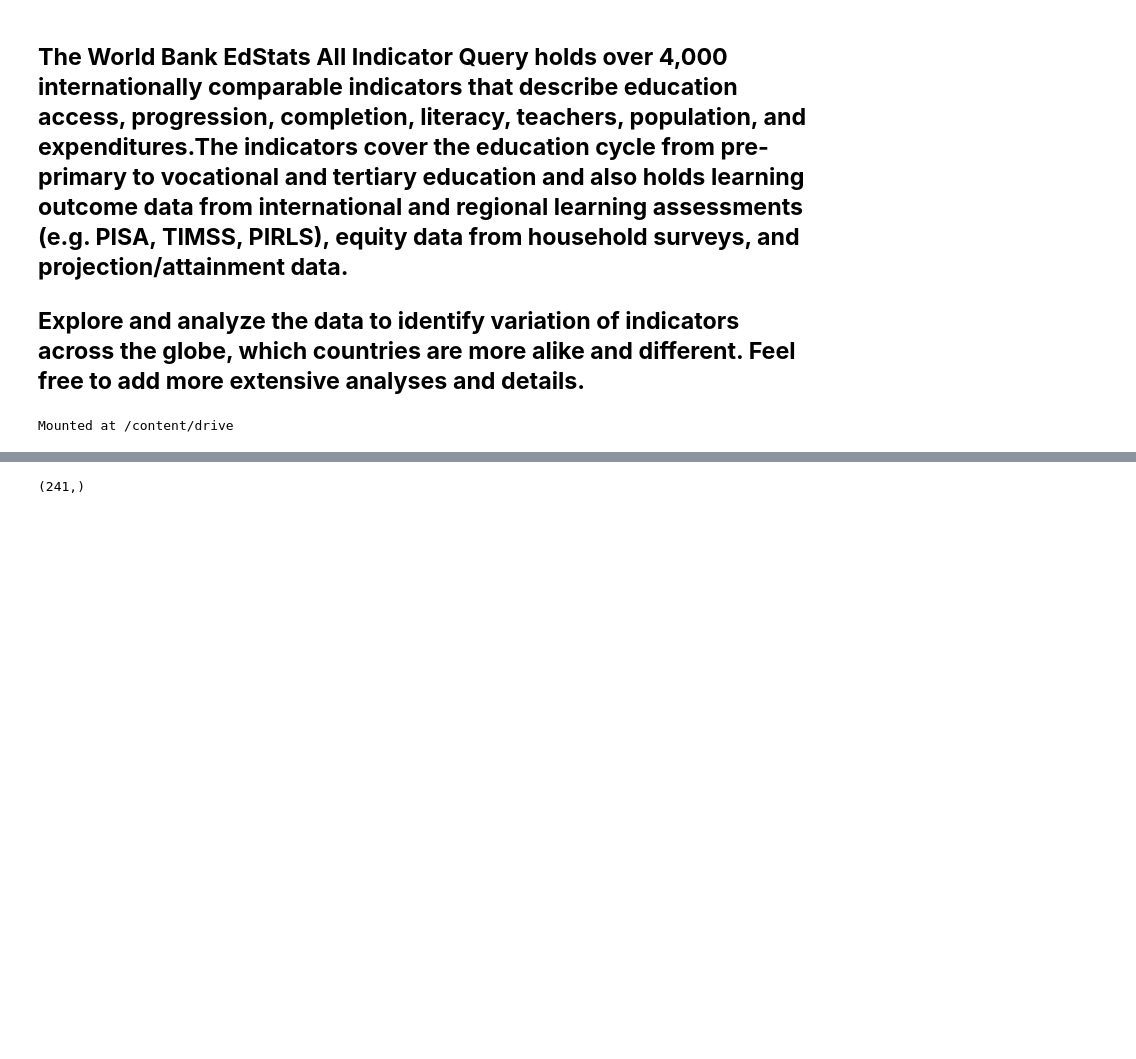
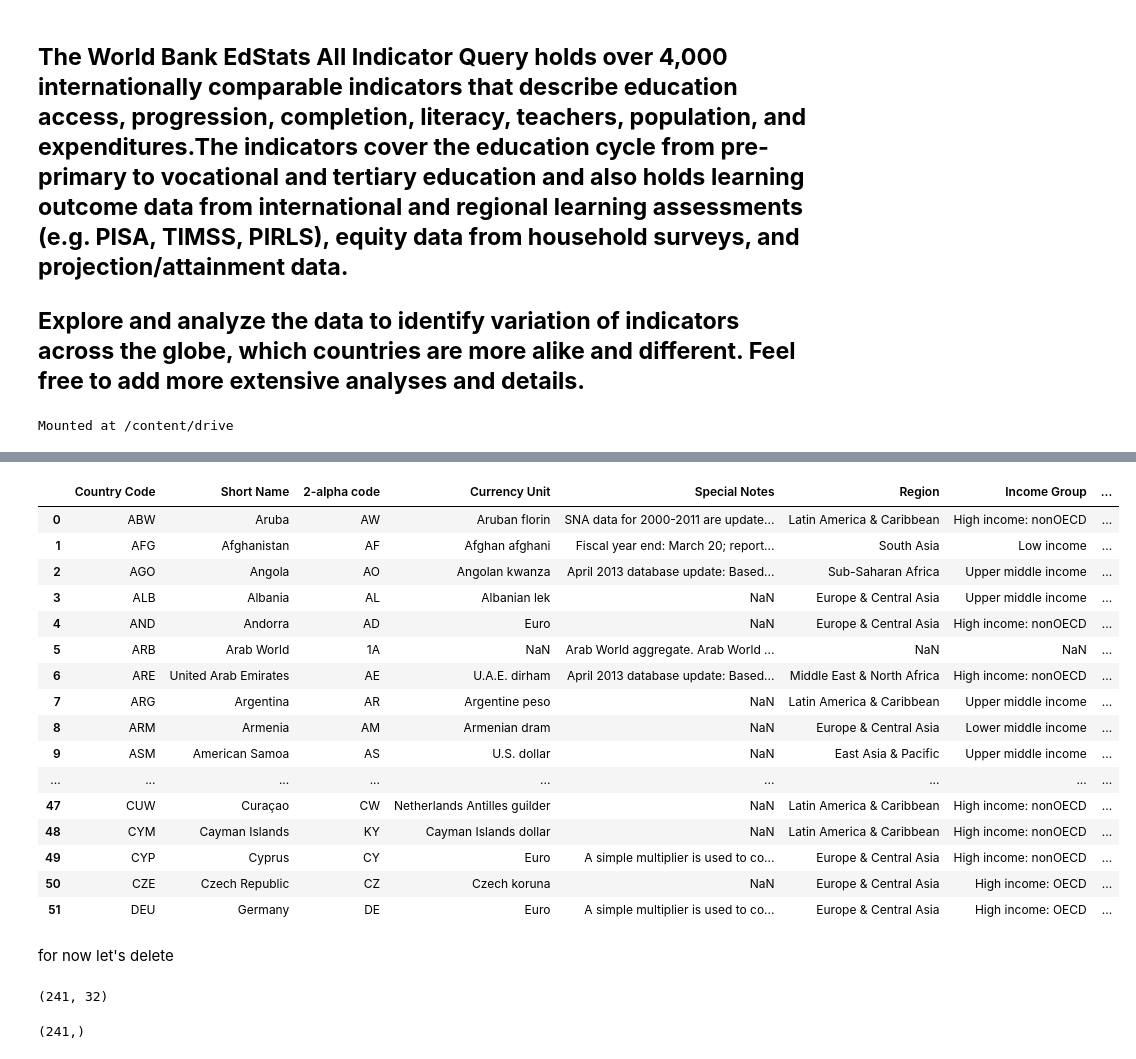
Before and after one commit to sksuman97/WorldBank-Global-Education-Analysis, a Jupyter notebook: Sumanta_Muduli_World_Bank_Global_Education_Analysis_Capstone_Project.ipynb, the cells around one changed output, grey strips where cells are left out. Saved outputs shown, nothing was run; the diff lists cells and outputs as text; code cells hidden in the pictures; blank space fills up the shorter version.

```diff
--- a/Sumanta_Muduli_World_Bank_Global_Education_Analysis_Capstone_Project.ipynb
+++ b/Sumanta_Muduli_World_Bank_Global_Education_Analysis_Capstone_Project.ipynb
@@ -105,0 +183,2 @@ df2.shape
+# %%
+country.drop(['Table Name','Long Name'],axis=1,inplace=True)
@@ -105,0 +216,5 @@ df2.shape
+# %%
+index=country[country['2-alpha code']!=country['WB-2 code']].index
+# %%
+# Deleting rows having different value for columns 2-alpha code & WB-2 code
+country.drop(index,inplace=True)
@@ -105,0 +241,3 @@ df2.shape
+# %%
+# Remove columns name WB code as it's a clone of 2-alpha code an remove column Unnamed: 31 as it 0 nun null value
+country.drop(['WB-2 code','Unnamed: 31'],axis=1,inplace=True)
@@ -106,3 +273,29 @@ df2.shape
+# %%
+country.iloc[:50]
+# %% [output]
+|  | Country Code | Short Name | 2-alpha code | Currency Unit | Special Notes | Region | Income Group | ... |
+| 0 | ABW | Aruba | AW | Aruban florin | SNA data for 2000-2011 are update... | Latin America & Caribbean | High income: nonOECD | ... |
+| 1 | AFG | Afghanistan | AF | Afghan afghani | Fiscal year end: March 20; report... | South Asia | Low income | ... |
+| 2 | AGO | Angola | AO | Angolan kwanza | April 2013 database update: Based... | Sub-Saharan Africa | Upper middle income | ... |
+| 3 | ALB | Albania | AL | Albanian lek | NaN | Europe & Central Asia | Upper middle income | ... |
+| 4 | AND | Andorra | AD | Euro | NaN | Europe & Central Asia | High income: nonOECD | ... |
+| 5 | ARB | Arab World | 1A | NaN | Arab World aggregate. Arab World ... | NaN | NaN | ... |
+| 6 | ARE | United Arab Emirates | AE | U.A.E. dirham | April 2013 database update: Based... | Middle East & North Africa | High income: nonOECD | ... |
+| 7 | ARG | Argentina | AR | Argentine peso | NaN | Latin America & Caribbean | Upper middle income | ... |
+| 8 | ARM | Armenia | AM | Armenian dram | NaN | Europe & Central Asia | Lower middle income | ... |
+| 9 | ASM | American Samoa | AS | U.S. dollar | NaN | East Asia & Pacific | Upper middle income | ... |
+| ... | ... | ... | ... | ... | ... | ... | ... | ... |
+| 47 | CUW | Curaçao | CW | Netherlands Antilles guilder | NaN | Latin America & Caribbean | High income: nonOECD | ... |
+| 48 | CYM | Cayman Islands | KY | Cayman Islands dollar | NaN | Latin America & Caribbean | High income: nonOECD | ... |
+| 49 | CYP | Cyprus | CY | Euro | A simple multiplier is used to co... | Europe & Central Asia | High income: nonOECD | ... |
+| 50 | CZE | Czech Republic | CZ | Czech koruna | NaN | Europe & Central Asia | High income: OECD | ... |
+| 51 | DEU | Germany | DE | Euro | A simple multiplier is used to co... | Europe & Central Asia | High income: OECD | ... |
+# %% [markdown]
+for now let's delete
+# %%
+country.shape
+# %% [output]
+(241, 32)
 # %%
 df2['Country Code'].unique().shape
 # %% [output]
```
Also changed, not shown: parts of 40 cells of this notebook.
